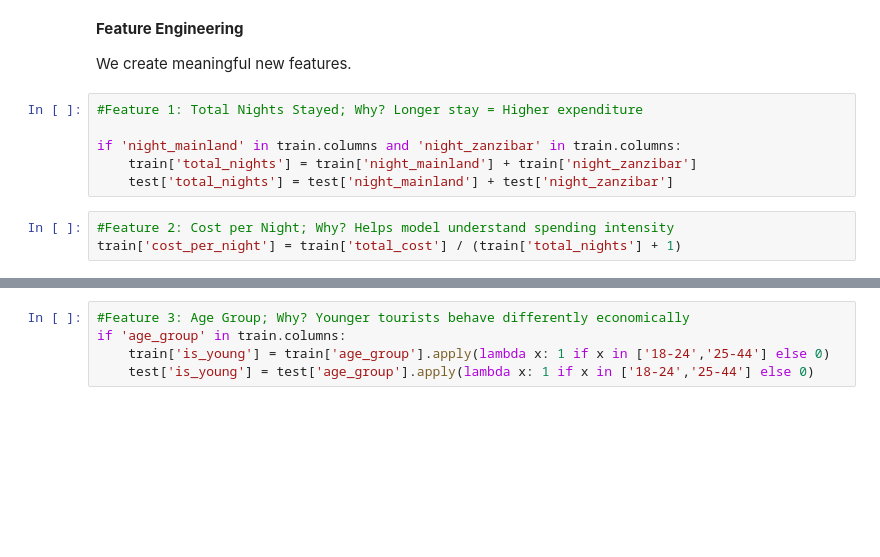
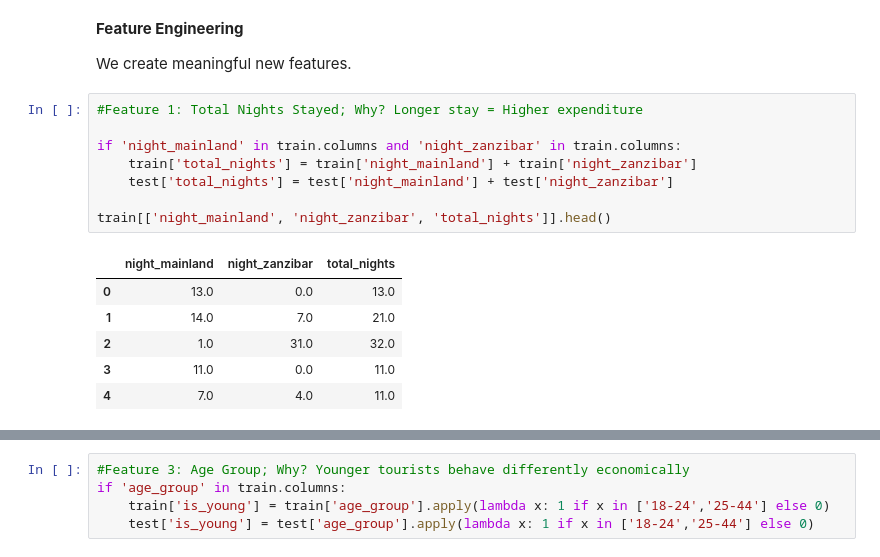
Before and after one commit to MageroOduor/ML, a Jupyter notebook: Copy_of_Tanzania_Tourism_Prediction.ipynb, the cells around one changed output, grey strips where cells are left out. Drawn from its saved outputs; the diff is of its cells as text; blank space fills up the shorter version.

```diff
--- a/Copy_of_Tanzania_Tourism_Prediction.ipynb
+++ b/Copy_of_Tanzania_Tourism_Prediction.ipynb
@@ -281,9 +313,15 @@ We create meaningful new features.
 # %%
 #Feature 1: Total Nights Stayed; Why? Longer stay = Higher expenditure
 
 if 'night_mainland' in train.columns and 'night_zanzibar' in train.columns:
     train['total_nights'] = train['night_mainland'] + train['night_zanzibar']
     test['total_nights'] = test['night_mainland'] + test['night_zanzibar']
+
+train[['night_mainland', 'night_zanzibar', 'total_nights']].head()
+# %% [output]
+|  | night_mainland | night_zanzibar | total_nights |
+| 0 | 13.0 | 0.0 | 13.0 |
+| 1 | 14.0 | 7.0 | 21.0 |
+| 2 | 1.0 | 31.0 | 32.0 |
+| 3 | 11.0 | 0.0 | 11.0 |
+| 4 | 7.0 | 4.0 | 11.0 |
-# %%
-#Feature 2: Cost per Night; Why? Helps model understand spending intensity
-train['cost_per_night'] = train['total_cost'] / (train['total_nights'] + 1)
```
Also changed, not shown: parts of 6 cells of this notebook.
